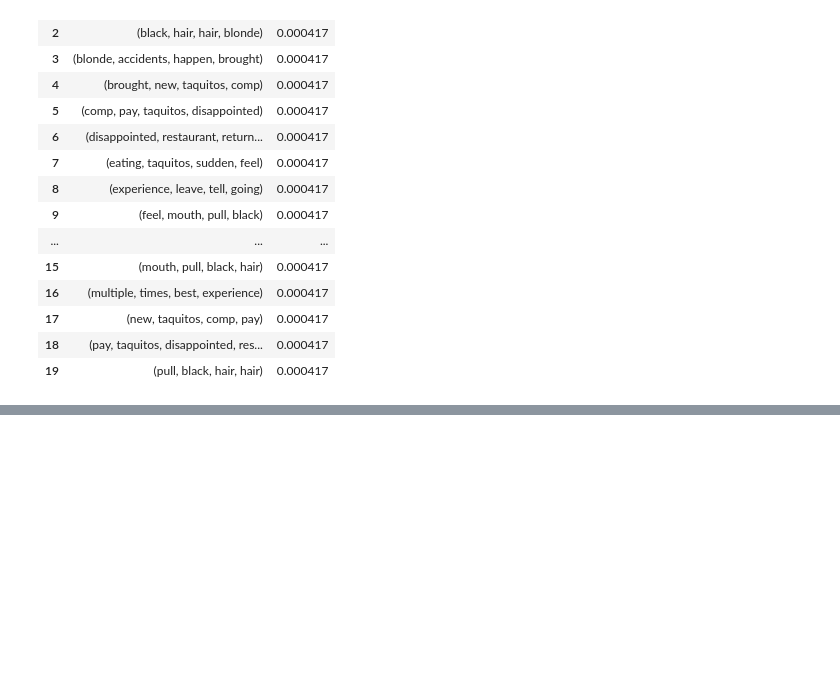
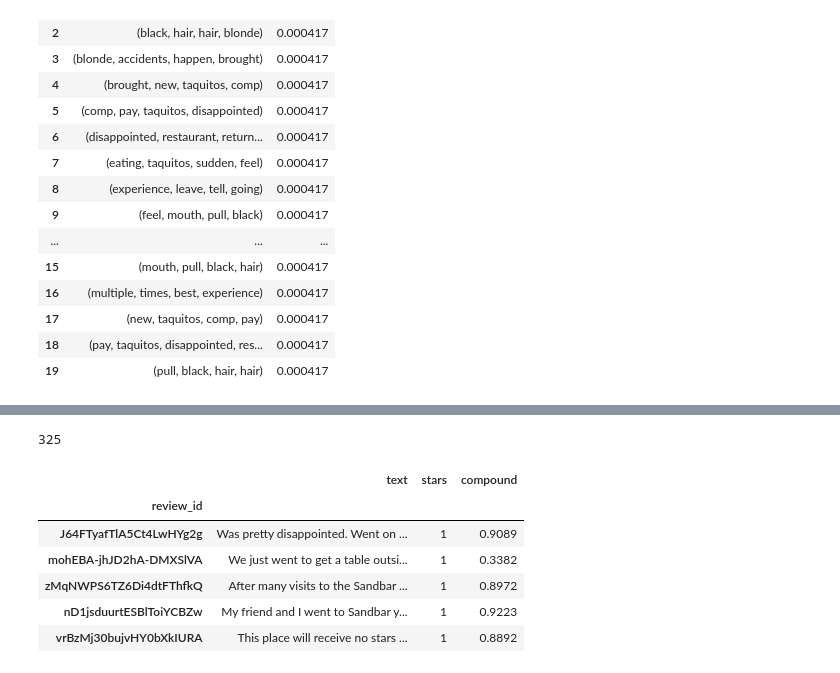
Before and after one commit to Rovidicus/Natural-Language-Processing, a Jupyter notebook: Text_in_Dataframe.ipynb, the cells around one changed output, grey strips where cells are left out. Saved outputs shown, nothing was run; the diff lists cells and outputs as text; code cells hidden in the pictures; blank space fills up the shorter version.

```diff
--- a/Text_in_Dataframe.ipynb
+++ b/Text_in_Dataframe.ipynb
@@ -816,0 +889,8 @@ get_ngram_measures_finder(low_reviews_tokens_exploded_list, ngrams=4, top_n=20)
+# %%
+# Add sentiment scores to the reviews df
+reviews['sentiment_scores'] = reviews['text'].map(sia.polarity_scores)
+# Convert the column of dictionaries into separate columns
+review_scores = reviews['sentiment_scores'].apply(pd.Series)
+# Join the new DataFrame with the original DataFrame
+reviews = pd.concat([reviews, review_scores], axis=1).drop('sentiment_scores', axis=1)
+reviews.head(1)
@@ -816,0 +901,19 @@ get_ngram_measures_finder(low_reviews_tokens_exploded_list, ngrams=4, top_n=20)
+# %%
+# Define filter for positive reviews
+pos_sentiment_reviews = reviews['compound'] > 0
+pos_sentiment_reviews.sum()
+# %% [output]
+325
+# %%
+# Identify reviews with a positive sentiment score that received 1 star
+filter_mismatch_A = (reviews['stars'] == 1) & pos_sentiment_reviews
+pos_sent_1_star = reviews.loc[filter_mismatch_A,['text','stars','compound']]
+pos_sent_1_star.head()
+# %% [output]
+|  | text | stars | compound |
+| review_id |  |  |  |
+| J64FTyafTlA5Ct4LwHYg2g | Was pretty disappointed. Went on ... | 1 | 0.9089 |
+| mohEBA-jhJD2hA-DMXSlVA | We just went to get a table outsi... | 1 | 0.3382 |
+| zMqNWPS6TZ6Di4dtFThfkQ | After many visits to the Sandbar ... | 1 | 0.8972 |
+| nD1jsduurtESBlToiYCBZw | My friend and I went to Sandbar y... | 1 | 0.9223 |
+| vrBzMj30bujvHY0bXkIURA | This place will receive no stars ... | 1 | 0.8892 |
```
Also changed, not shown: parts of 37 cells of this notebook, 3 other files.
